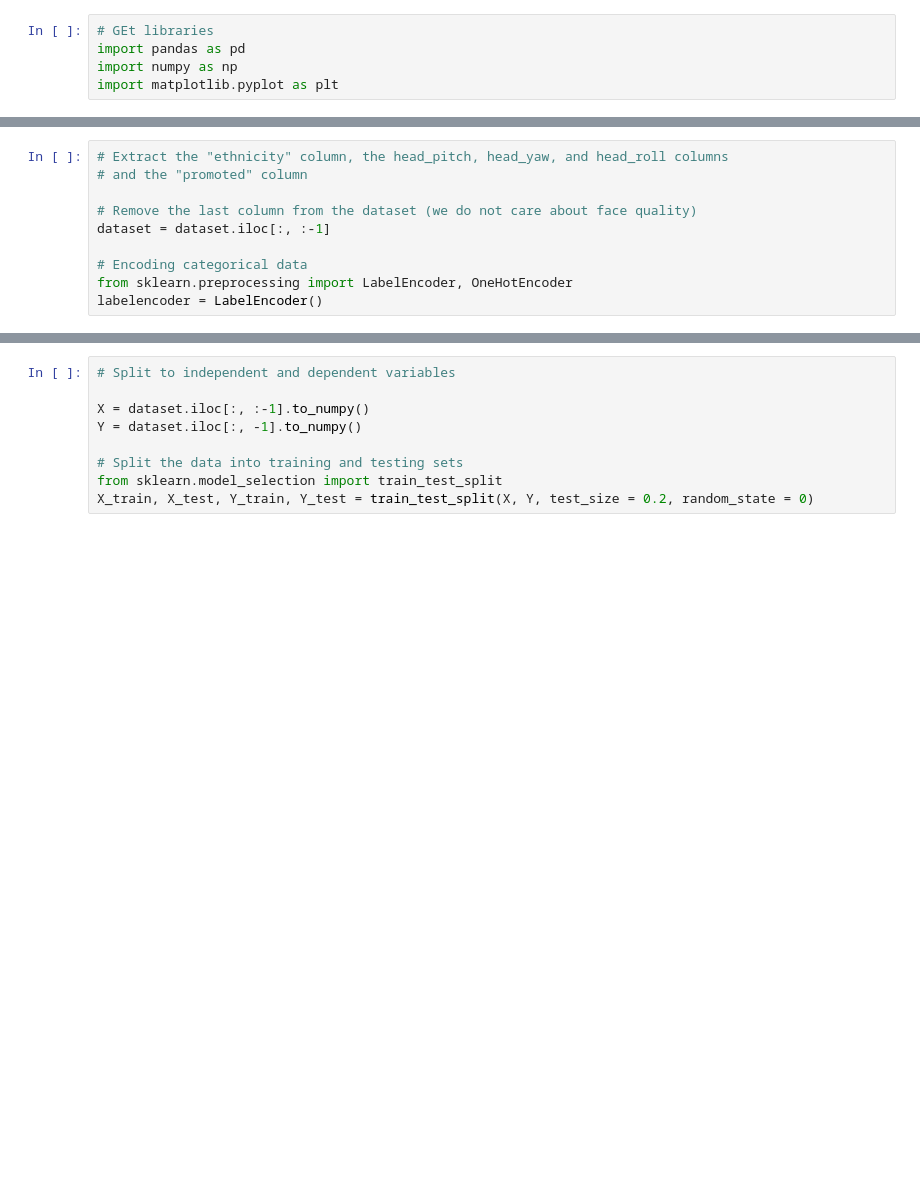
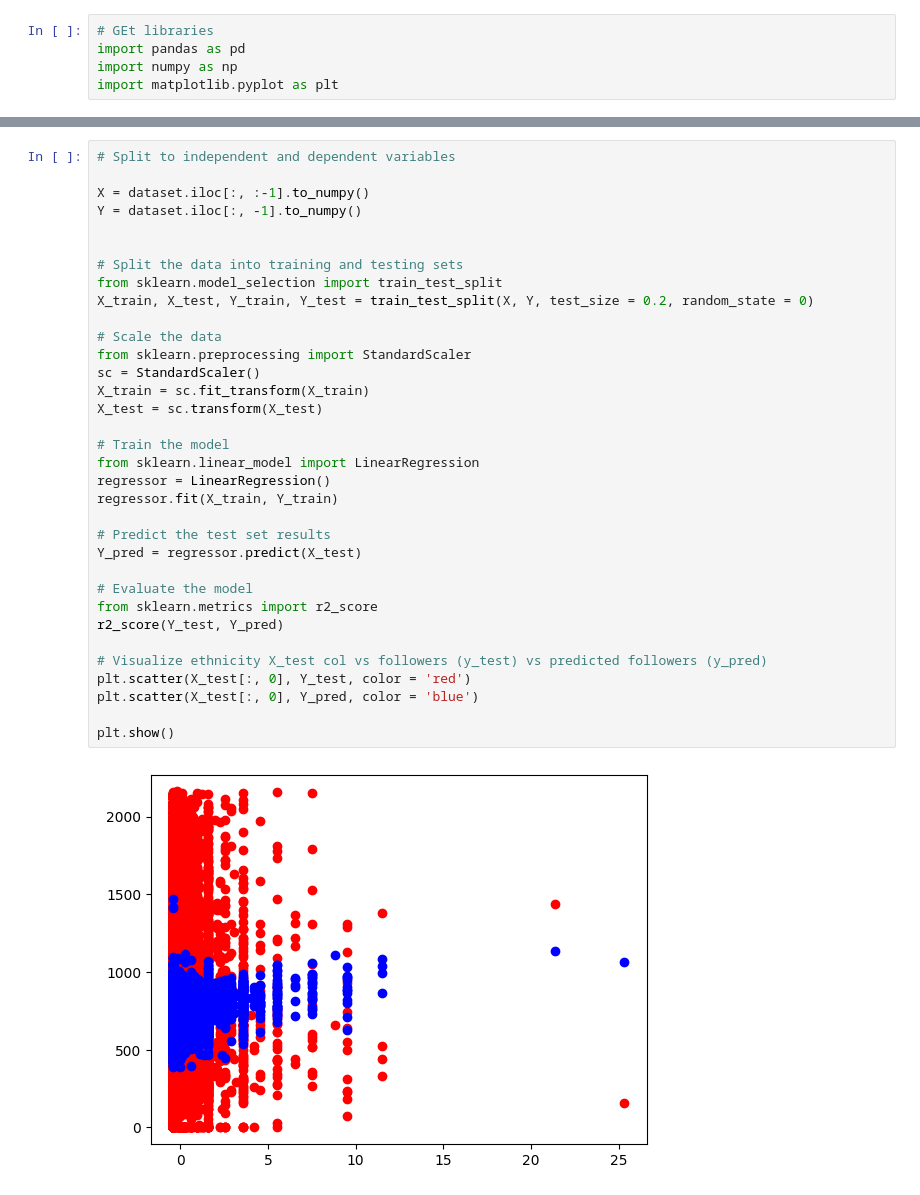
Before and after one commit to jhmejia/datamining-project, a Jupyter notebook: headvspromotions.ipynb, the cells around one changed output, grey strips where cells are left out. Drawn from its saved outputs; the diff is of its cells as text; blank space fills up the shorter version.

Commit message:
lin regression doesnt work

```diff
--- a/headvspromotions.ipynb
+++ b/headvspromotions.ipynb
@@ -28,10 +27,0 @@ print(dataset.head())
-# %%
-# Extract the "ethnicity" column, the head_pitch, head_yaw, and head_roll columns
-# and the "promoted" column
-
-# Remove the last column from the dataset (we do not care about face quality)
-dataset = dataset.iloc[:, :-1]
-
-# Encoding categorical data
-from sklearn.preprocessing import LabelEncoder, OneHotEncoder
-labelencoder = LabelEncoder()
@@ -38,9 +79,36 @@ labelencoder = LabelEncoder()
 # %%
 # Split to independent and dependent variables
 
 X = dataset.iloc[:, :-1].to_numpy()
 Y = dataset.iloc[:, -1].to_numpy()
 
+
 # Split the data into training and testing sets
 from sklearn.model_selection import train_test_split
 X_train, X_test, Y_train, Y_test = train_test_split(X, Y, test_size = 0.2, random_state = 0)
+
+# Scale the data
+from sklearn.preprocessing import StandardScaler
+sc = StandardScaler()
+X_train = sc.fit_transform(X_train)
+X_test = sc.transform(X_test)
+
+# Train the model
+from sklearn.linear_model import LinearRegression
+regressor = LinearRegression()
+regressor.fit(X_train, Y_train)
+
+# Predict the test set results
+Y_pred = regressor.predict(X_test)
+
+# Evaluate the model
+from sklearn.metrics import r2_score
+r2_score(Y_test, Y_pred)
+
+# Visualize ethnicity X_test col vs followers (y_test) vs predicted followers (y_pred)
+plt.scatter(X_test[:, 0], Y_test, color = 'red')
+plt.scatter(X_test[:, 0], Y_pred, color = 'blue')
+
+plt.show()
+# %% [output]
+[figure, added]
```
Also changed, not shown: parts of 2 cells of this notebook, 1 other file.
